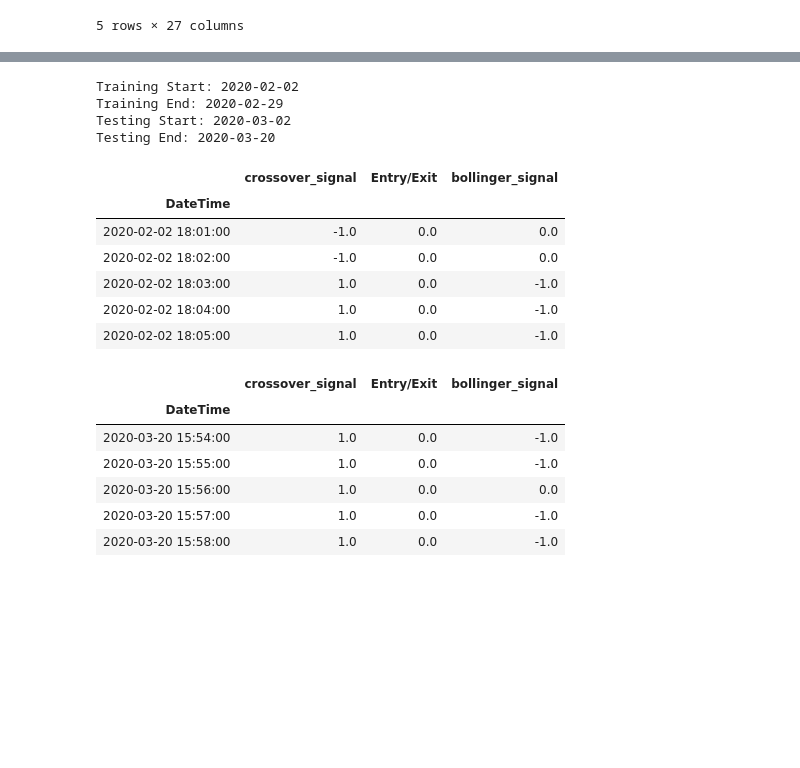
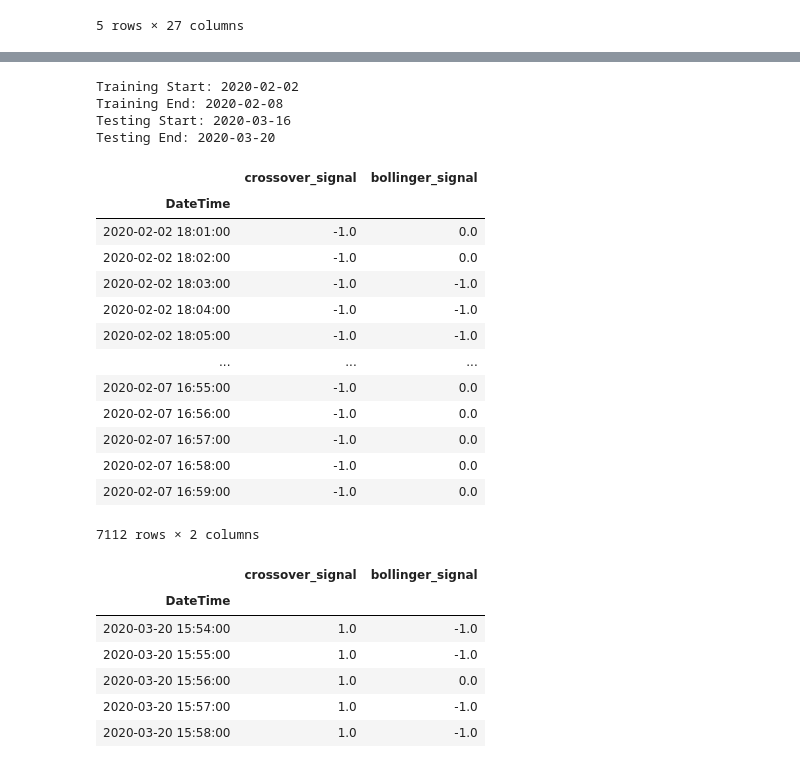
Before and after one commit to treyhunold/project_2, a Jupyter notebook: Jordan/Random_Forest.ipynb, the cells around one changed output, grey strips where cells are left out. Drawn from its saved outputs; the diff is of its cells as text; code cells hidden in the pictures; blank space fills up the shorter version.

```diff
--- a/Jordan/Random_Forest.ipynb
+++ b/Jordan/Random_Forest.ipynb
@@ -80,6 +77,6 @@ rfm.head()
 5 rows × 27 columns
 # %%
 #drop duplicated "Close" columns
-rfm.drop(rfm.columns[16], axis=1)
+rfm = rfm.drop(rfm.columns[16], axis=1)
 rfm.head()
 # %% [output]
@@ -94,6 +91,6 @@ rfm.head()
 # %%
 # Set x variable list of features
-x_var_list = ['crossover_signal', 'Entry/Exit', 'bollinger_signal']
+x_var_list = ['crossover_signal', 'bollinger_signal']
 
 # Filter by x-variable list
 rfm[x_var_list].head()
@@ -135,0 +133,3 @@ rfm.head()
+# %%
+rfm['negitive_returns'] = np.where(rfm['return'] < 0, -1.0, 0.0)
+rfm
@@ -155,10 +170,10 @@ rfm
 # %%
 # Construct training start and end dates
 training_start = rfm.index.min().strftime(format= '%Y-%m-%d')
-training_end = '2020-02-29'
+training_end = '2020-02-08'
 
 # Construct testing start and end dates
-testing_start =  '2020-03-02'
+testing_start =  '2020-03-16'
 testing_end = rfm.index.max().strftime(format= '%Y-%m-%d')
 
 # Print training and testing start/end dates
@@ -168,23 +183,30 @@ print(f"Testing Start: {testing_start}")
 print(f"Testing End: {testing_end}")
 # %% [output]
 Training Start: 2020-02-02
-Training End: 2020-02-29
-Testing Start: 2020-03-02
+Training End: 2020-02-08
+Testing Start: 2020-03-16
 Testing End: 2020-03-20
 # %%
 # Construct the x train and y train datasets
 x_train = rfm[x_var_list][training_start:training_end]
 y_train = rfm['positive_return'][training_start:training_end]
 
-x_train.head()
+x_train
 # %% [output]
-|  | crossover_signal | Entry/Exit | bollinger_signal |
-| DateTime |  |  |  |
-| 2020-02-02 18:01:00 | -1.0 | 0.0 | 0.0 |
-| 2020-02-02 18:02:00 | -1.0 | 0.0 | 0.0 |
-| 2020-02-02 18:03:00 | 1.0 | 0.0 | -1.0 |
-| 2020-02-02 18:04:00 | 1.0 | 0.0 | -1.0 |
-| 2020-02-02 18:05:00 | 1.0 | 0.0 | -1.0 |
+|  | crossover_signal | bollinger_signal |
+| DateTime |  |  |
+| 2020-02-02 18:01:00 | -1.0 | 0.0 |
+| 2020-02-02 18:02:00 | -1.0 | 0.0 |
+| 2020-02-02 18:03:00 | -1.0 | -1.0 |
+| 2020-02-02 18:04:00 | -1.0 | -1.0 |
+| 2020-02-02 18:05:00 | -1.0 | -1.0 |
+| ... | ... | ... |
+| 2020-02-07 16:55:00 | -1.0 | 0.0 |
+| 2020-02-07 16:56:00 | -1.0 | 0.0 |
+| 2020-02-07 16:57:00 | -1.0 | 0.0 |
+| 2020-02-07 16:58:00 | -1.0 | 0.0 |
+| 2020-02-07 16:59:00 | -1.0 | 0.0 |
+7112 rows × 2 columns
 # %%
 # Construct the x test and y test datasets
 x_test = rfm[x_var_list][testing_start:testing_end]
@@ -192,10 +214,10 @@ y_test = rfm['positive_return'][testing_start:testing_end]
 
 x_test.tail()
 # %% [output]
-|  | crossover_signal | Entry/Exit | bollinger_signal |
-| DateTime |  |  |  |
-| 2020-03-20 15:54:00 | 1.0 | 0.0 | -1.0 |
-| 2020-03-20 15:55:00 | 1.0 | 0.0 | -1.0 |
-| 2020-03-20 15:56:00 | 1.0 | 0.0 | 0.0 |
-| 2020-03-20 15:57:00 | 1.0 | 0.0 | -1.0 |
-| 2020-03-20 15:58:00 | 1.0 | 0.0 | -1.0 |
+|  | crossover_signal | bollinger_signal |
+| DateTime |  |  |
+| 2020-03-20 15:54:00 | 1.0 | -1.0 |
+| 2020-03-20 15:55:00 | 1.0 | -1.0 |
+| 2020-03-20 15:56:00 | 1.0 | 0.0 |
+| 2020-03-20 15:57:00 | 1.0 | -1.0 |
+| 2020-03-20 15:58:00 | 1.0 | -1.0 |
```
Also changed, not shown: parts of 15 cells of this notebook, 3 other files.
